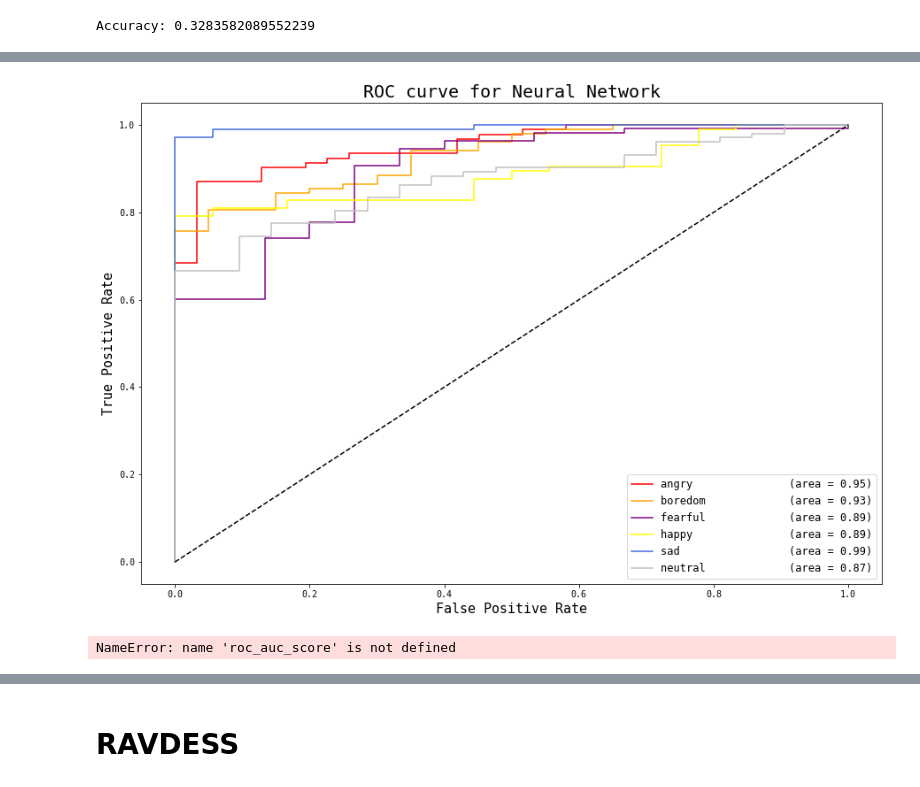
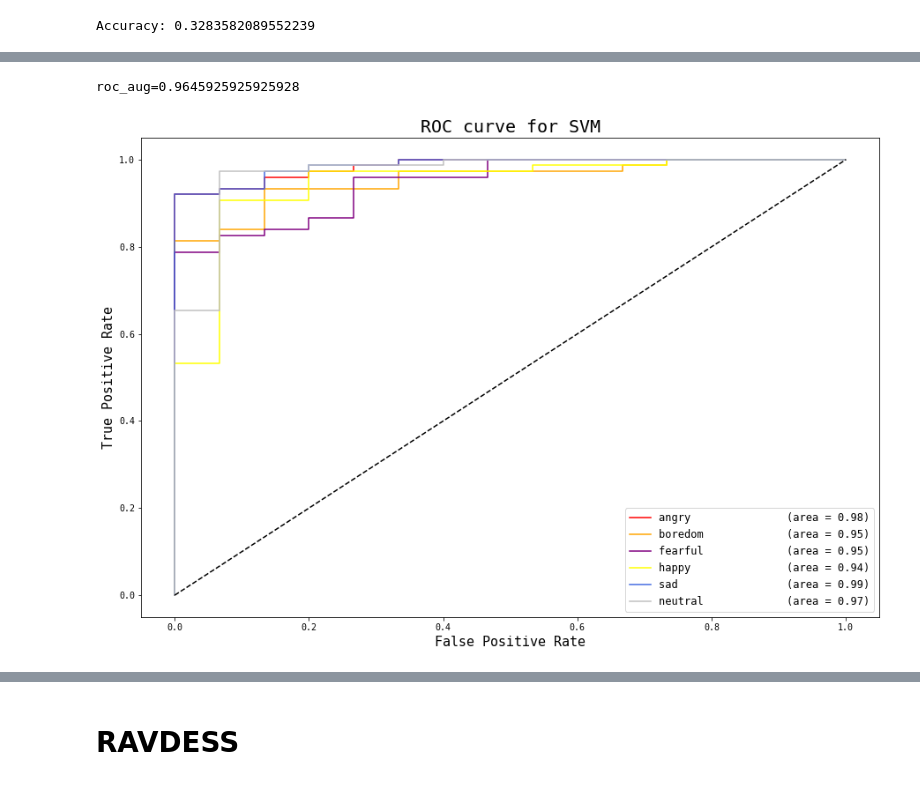
Before and after one commit to nologicexe/diploma, a Jupyter notebook: WaveletTransform.ipynb, the cells around one changed output, grey strips where cells are left out. Cells and saved outputs as stored; diff of their text form; code cells hidden in the pictures.

```diff
--- a/WaveletTransform.ipynb
+++ b/WaveletTransform.ipynb
@@ -496,5 +551,5 @@ NameError: name 'X_val' is not defined
 # %%
-from sklearn.metrics import roc_curve, auc
+from sklearn.metrics import roc_curve, auc, roc_auc_score
 import numpy as np
 from matplotlib import pyplot as plt
 import matplotlib as mpl
@@ -529,18 +584,20 @@ def plot_roc(y_predict, y_test, classifier_name):
     plt.title(f'ROC curve for {classifier_name}', fontsize=20)
     plt.legend(loc="lower right", fontsize=12);
 
-plot_roc(y_predict, y_test, "Neural Network")
+# plot_roc(y_predict, y_test, "Neural Network")
-# %% [output]
-[figure, removed]
 # %%
+from sklearn import svm
+from sklearn.metrics import roc_auc_score
+
 clf = svm.SVC(C=1000, probability=True)
-clf.fit(X_train, y_train)
-y_predict = clf.predict_proba(X_test)
+clf.fit(X_train_scaled, y_train)
+y_predict = clf.predict_proba(X_test_scaled)
 y_predicted_labels = np.argmax(y_predict, axis=1)
 roc_auc = roc_auc_score(y_test, y_predict, multi_class="ovo", average='macro')
 print(f'roc_aug={roc_auc}')
 plot_roc(y_predict, y_test, 'SVM')
 # %% [output]
-NameError: name 'roc_auc_score' is not defined
+roc_aug=0.9645925925925928
+[figure, added]
 # %%
 from sklearn.metrics import confusion_matrix
```
Also changed, not shown: parts of 18 cells of this notebook.
